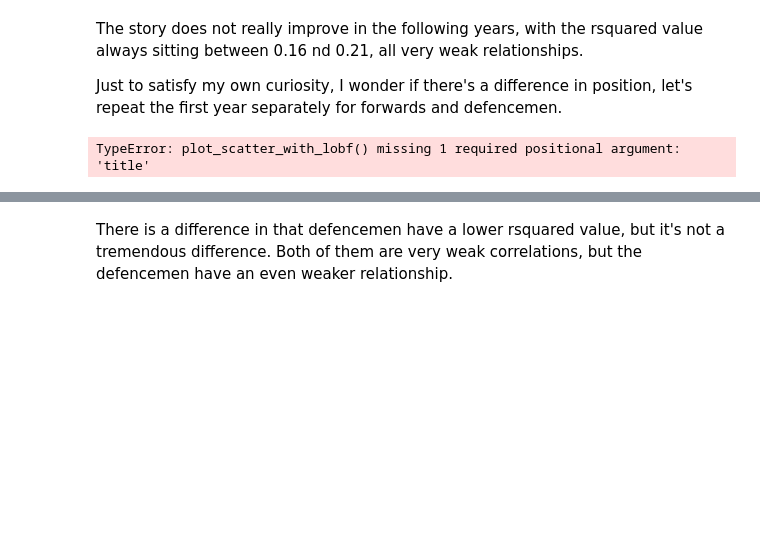
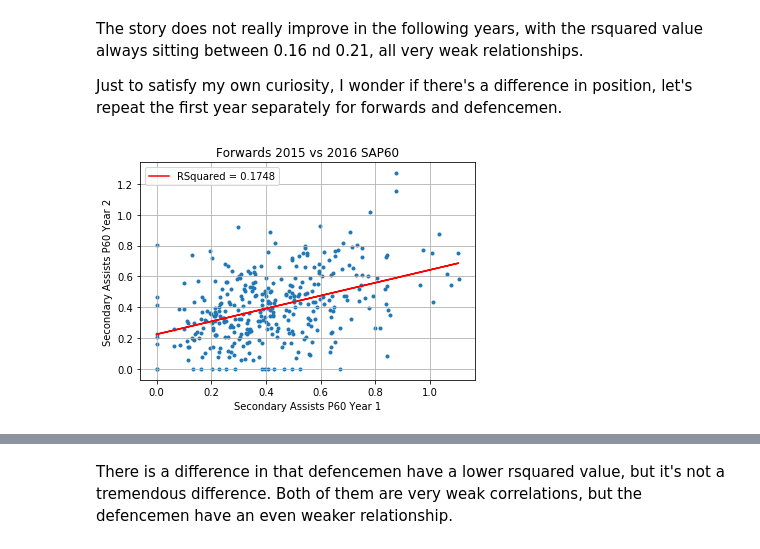
Before and after one commit to dbasilio/data-analysis-hockey, a Jupyter notebook: secondary-assists-analysis.ipynb, the cells around one changed output, grey strips where cells are left out. Cells and saved outputs as stored; diff of their text form; code cells hidden in the pictures; blank space fills up the shorter version.

Commit message:
fixing missing parameter

```diff
--- a/secondary-assists-analysis.ipynb
+++ b/secondary-assists-analysis.ipynb
@@ -333,9 +333,9 @@ Just to satisfy my own curiosity, I wonder if there's a difference in position,
 # %%
 forwards_only_data = reshaped_data_1516[reshaped_data_1516["Position"] == "F"]
 ols_results_forwards = get_reshaped_line_of_best_fit(forwards_only_data)
-plot_scatter_with_lobf(forwards_only_data, ols_results_forwards)
+plot_scatter_with_lobf(forwards_only_data, ols_results_forwards, "Forwards 2015 vs 2016 SAP60")
 # %% [output]
-TypeError: plot_scatter_with_lobf() missing 1 required positional argument: 'title'
+[figure, added]
 # %%
 forwards_only_data = reshaped_data_1516[reshaped_data_1516["Position"] == "D"]
 ols_results_forwards = get_reshaped_line_of_best_fit(forwards_only_data)
```
Also changed, not shown: parts of 5 cells of this notebook.
